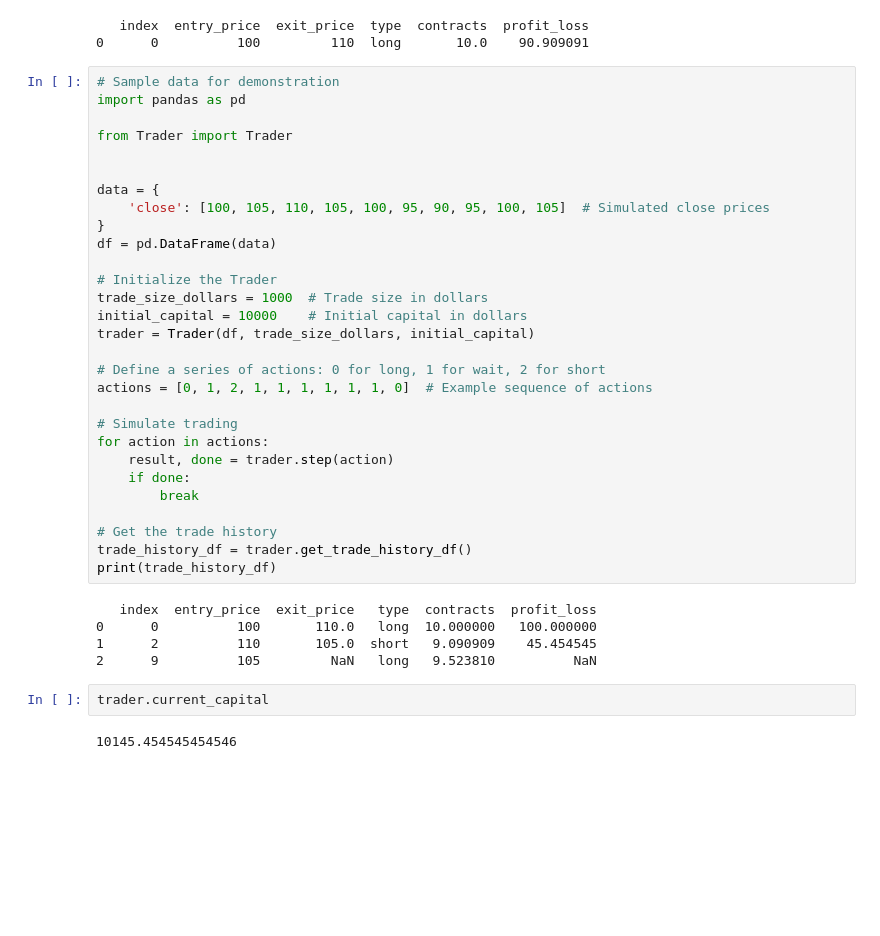
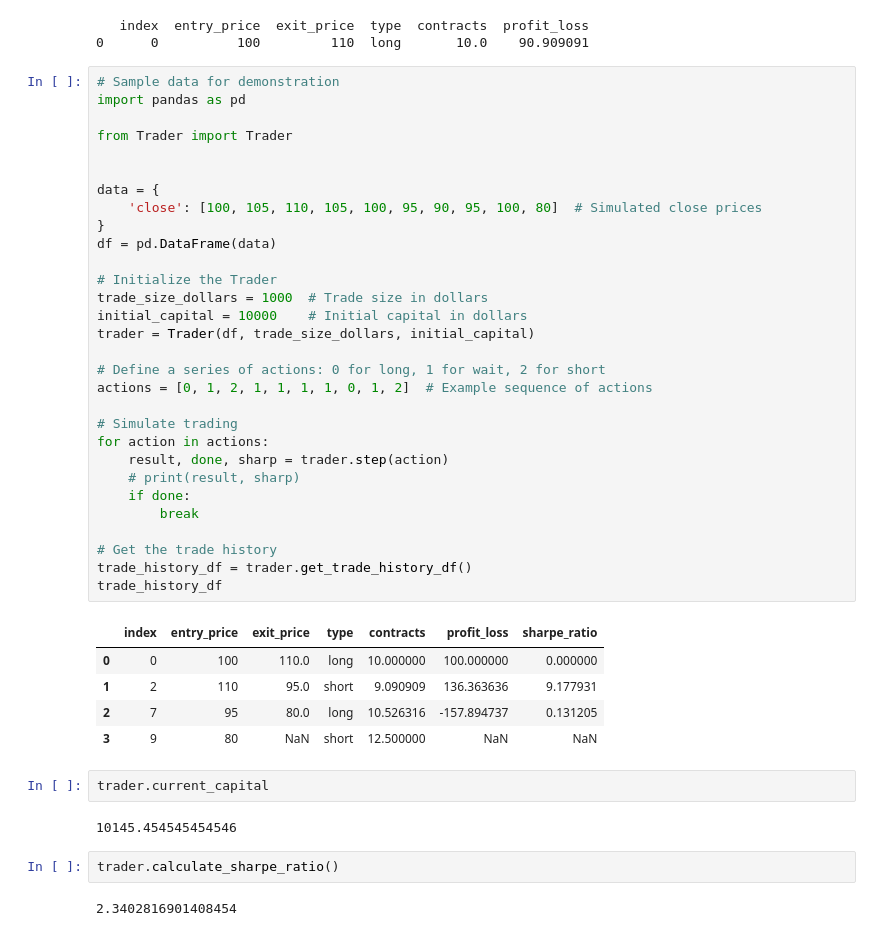
Before and after one commit to sunnypiase/AICore, a Jupyter notebook: test.ipynb, the cells around one changed output. Drawn from its saved outputs; the diff is of its cells as text; blank space fills up the shorter version.

Commit message:
add sharp ratio

```diff
--- a/test.ipynb
+++ b/test.ipynb
@@ -55,38 +55,44 @@ plt.show()
 # %%
 # Sample data for demonstration
 import pandas as pd
 
 from Trader import Trader
 
 
 data = {
-    'close': [100, 105, 110, 105, 100, 95, 90, 95, 100, 105]  # Simulated close prices
+    'close': [100, 105, 110, 105, 100, 95, 90, 95, 100, 80]  # Simulated close prices
 }
 df = pd.DataFrame(data)
 
 # Initialize the Trader
 trade_size_dollars = 1000  # Trade size in dollars
 initial_capital = 10000    # Initial capital in dollars
 trader = Trader(df, trade_size_dollars, initial_capital)
 
 # Define a series of actions: 0 for long, 1 for wait, 2 for short
-actions = [0, 1, 2, 1, 1, 1, 1, 1, 1, 0]  # Example sequence of actions
+actions = [0, 1, 2, 1, 1, 1, 1, 0, 1, 2]  # Example sequence of actions
 
 # Simulate trading
 for action in actions:
-    result, done = trader.step(action)
+    result, done, sharp = trader.step(action)
+    # print(result, sharp)
     if done:
         break
 
 # Get the trade history
 trade_history_df = trader.get_trade_history_df()
-print(trade_history_df)
+trade_history_df
 # %% [output]
-   index  entry_price  exit_price   type  contracts  profit_loss
-0      0          100       110.0   long  10.000000   100.000000
-1      2          110       105.0  short   9.090909    45.454545
-2      9          105         NaN   long   9.523810          NaN
+|  | index | entry_price | exit_price | type | contracts | profit_loss | sharpe_ratio |
+| 0 | 0 | 100 | 110.0 | long | 10.000000 | 100.000000 | 0.000000 |
+| 1 | 2 | 110 | 95.0 | short | 9.090909 | 136.363636 | 9.177931 |
+| 2 | 7 | 95 | 80.0 | long | 10.526316 | -157.894737 | 0.131205 |
+| 3 | 9 | 80 | NaN | short | 12.500000 | NaN | NaN |
 # %%
 trader.current_capital
 # %% [output]
 10145.454545454546
+# %%
+trader.calculate_sharpe_ratio()
+# %% [output]
+2.3402816901408454
```
Also changed, not shown: 1 other file.
